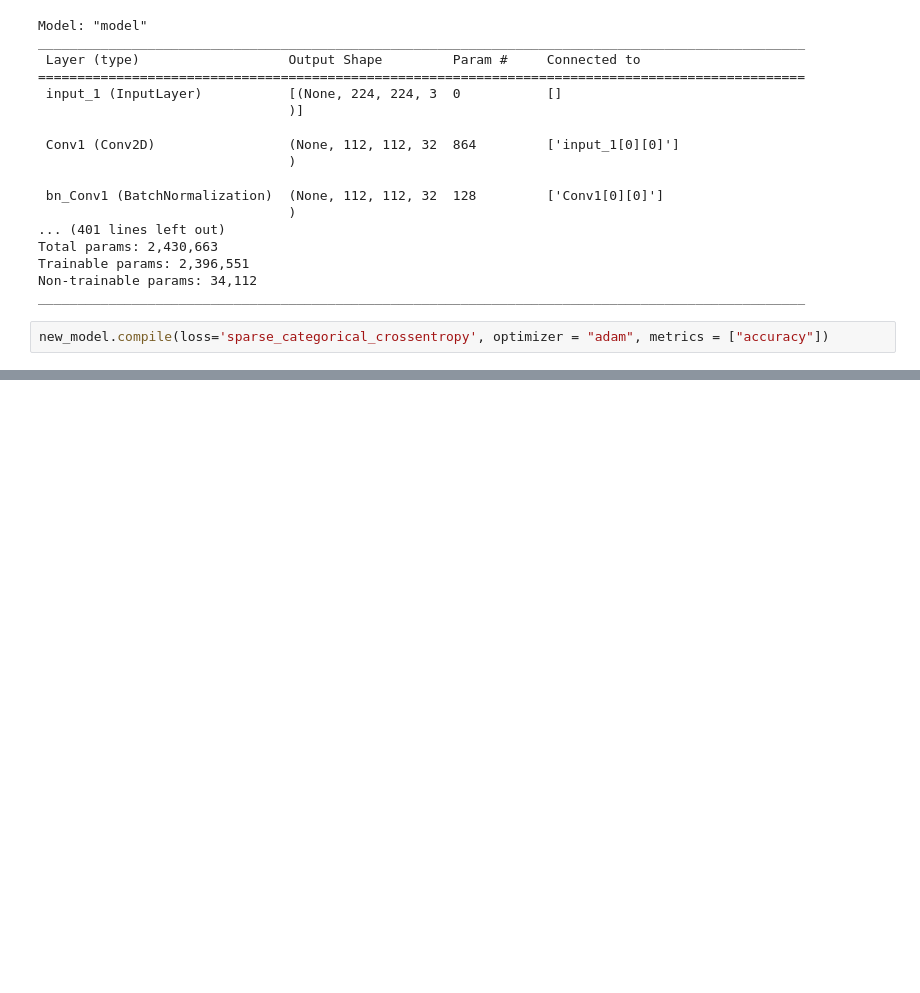
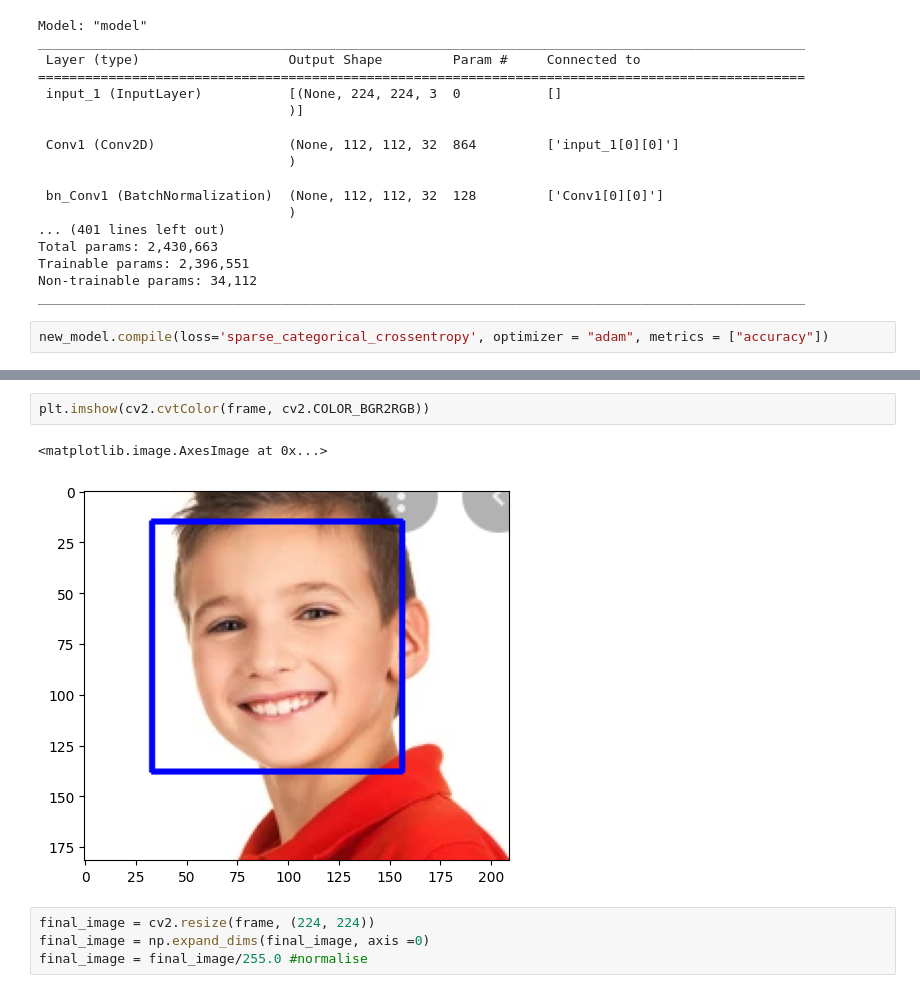
Before and after one commit to kg8199/hackharvard-2022-empathly, a Jupyter notebook: machine-learning/empath.ipynb, the cells around one changed output, grey strips where cells are left out. Cells and saved outputs as stored; diff of their text form; blank space fills up the shorter version.

```diff
--- a/machine-learning/empath.ipynb
+++ b/machine-learning/empath.ipynb
@@ -242,0 +302,9 @@ MemoryError: Unable to allocate 2.01 GiB for an array with shape (3585, 224, 224
+# %%
+plt.imshow(cv2.cvtColor(frame, cv2.COLOR_BGR2RGB))
+# %% [output]
+<matplotlib.image.AxesImage at 0x...>
+[figure, added]
+# %%
+final_image = cv2.resize(frame, (224, 224))
+final_image = np.expand_dims(final_image, axis =0)
+final_image = final_image/255.0 #normalise
```
Also changed, not shown: parts of 24 cells of this notebook, 6 other files.
